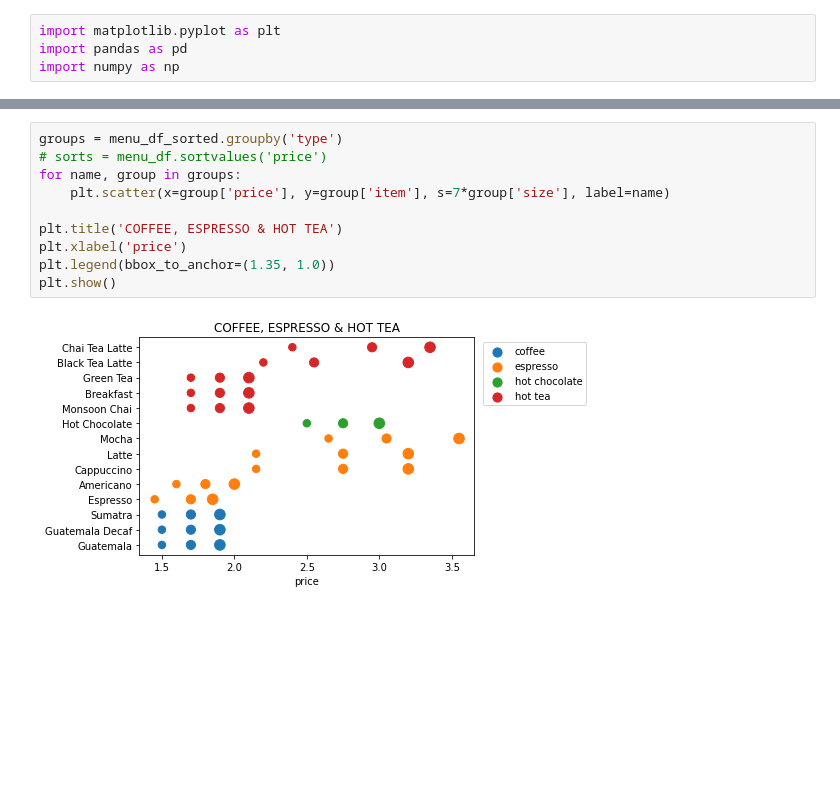
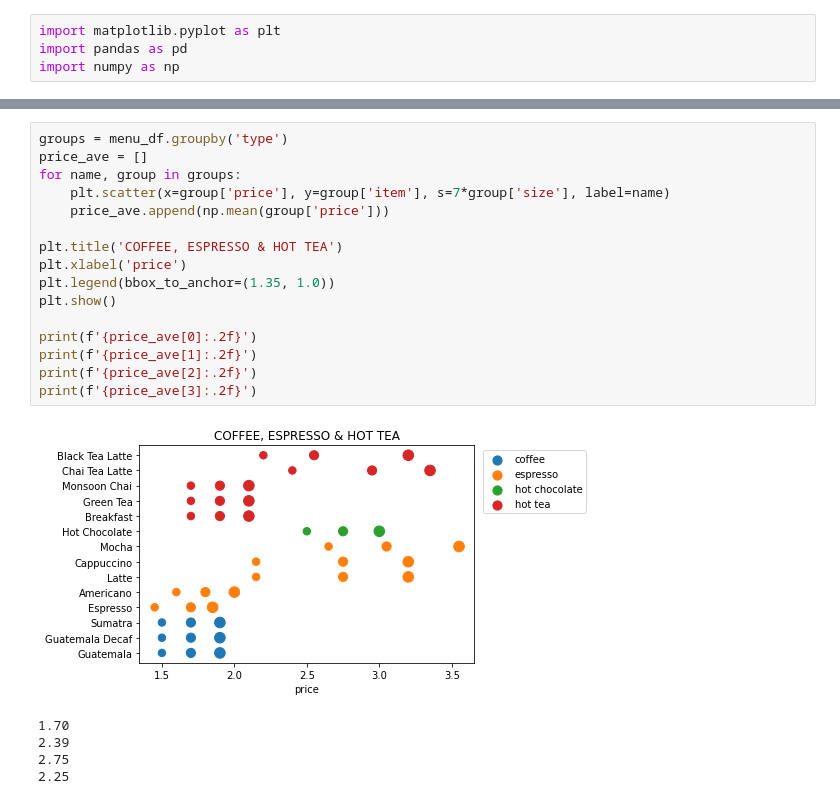
Before and after one commit to JeremyQuijano/LSSTC-DSFP-Sessions, a Jupyter notebook: Sessions/Session17/coffee_menu.ipynb, the cells around one changed output, grey strips where cells are left out. Cells and saved outputs as stored; diff of their text form; blank space fills up the shorter version.

Commit message:
menu adjustments

```diff
--- a/Sessions/Session17/coffee_menu.ipynb
+++ b/Sessions/Session17/coffee_menu.ipynb
@@ -42,12 +90,22 @@ print(menu_df_sorted)
 # %%
-groups = menu_df_sorted.groupby('type')
-# sorts = menu_df.sortvalues('price')
+groups = menu_df.groupby('type')
+price_ave = []
 for name, group in groups:
     plt.scatter(x=group['price'], y=group['item'], s=7*group['size'], label=name)
+    price_ave.append(np.mean(group['price']))
 
 plt.title('COFFEE, ESPRESSO & HOT TEA')
 plt.xlabel('price')
 plt.legend(bbox_to_anchor=(1.35, 1.0))
 plt.show()
+
+print(f'{price_ave[0]:.2f}')
+print(f'{price_ave[1]:.2f}')
+print(f'{price_ave[2]:.2f}')
+print(f'{price_ave[3]:.2f}')
 # %% [output]
-[figure, old version]
+[figure, new version]
+1.70
+2.39
+2.75
+2.25
```
Also changed, not shown: parts of 4 cells of this notebook, 2 other files.
